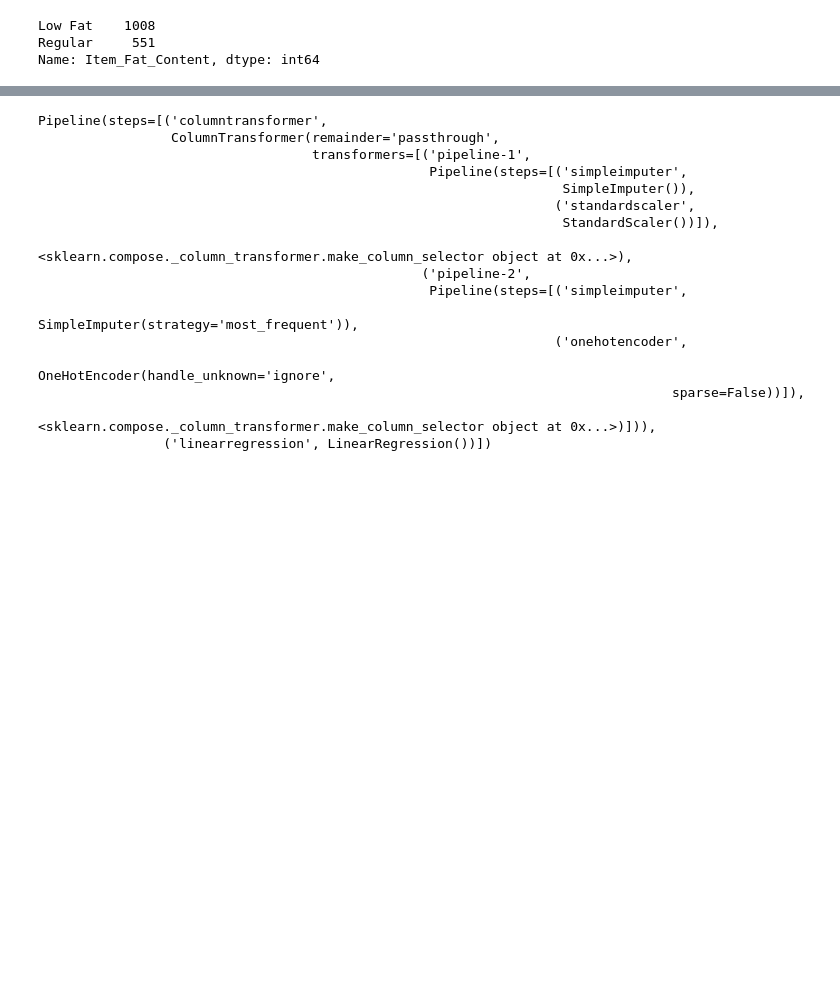
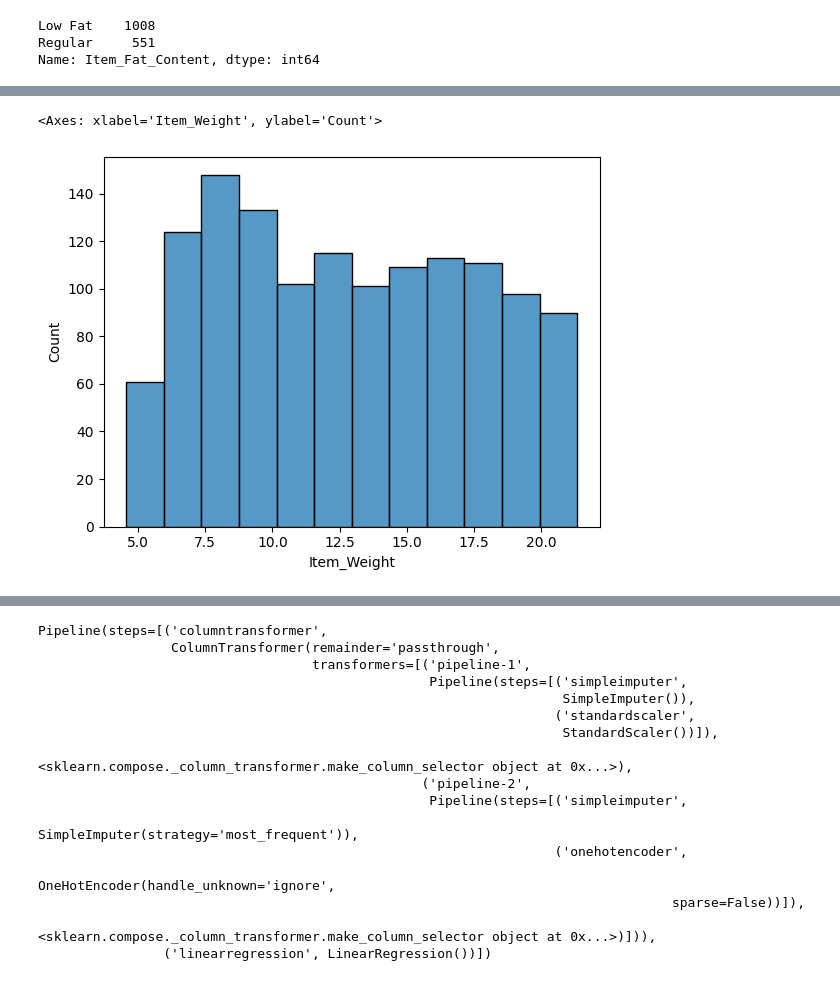
Before and after one commit to RissanX/food-sales-predicitons, a Jupyter notebook: Food_Sales_Predictions.ipynb, the cells around one changed output, grey strips where cells are left out. Cells and saved outputs as stored; diff of their text form; code cells hidden in the pictures; blank space fills up the shorter version.

```diff
--- a/Food_Sales_Predictions.ipynb
+++ b/Food_Sales_Predictions.ipynb
@@ -55,0 +61,5 @@ y = df['Item_Outlet_Sales']
+# %%
+sns.histplot(data=df, x='Item_Weight', y=None, bins='auto')
+# %% [output]
+<Axes: xlabel='Item_Weight', ylabel='Count'>
+[figure, added]
```
Also changed, not shown: parts of 5 cells of this notebook.
